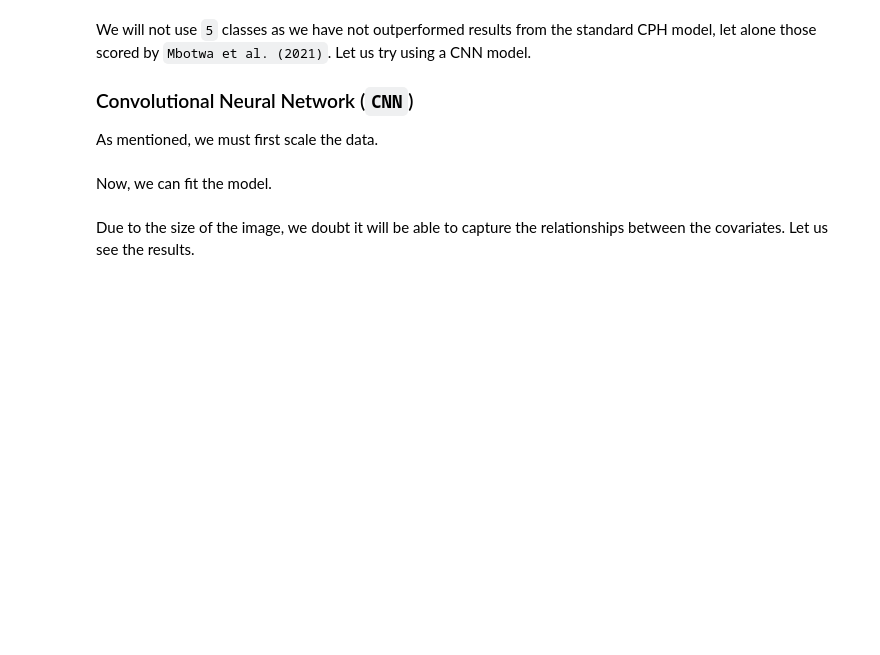
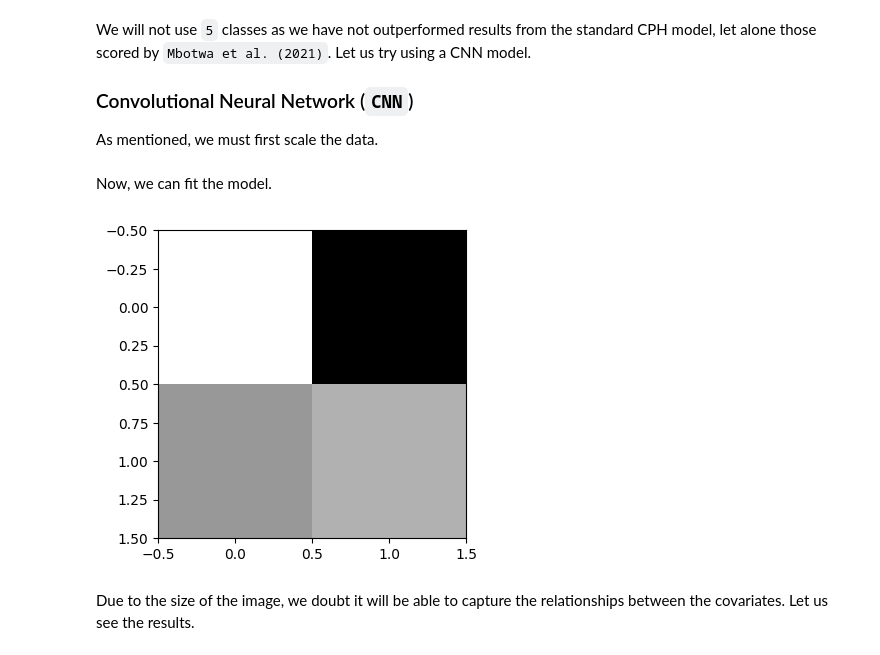
Before and after one commit to omariosc/survival-analysis, a Jupyter notebook: code.ipynb, the cells around one changed output. Drawn from its saved outputs; the diff is of its cells as text; code cells hidden in the pictures; blank space fills up the shorter version.

```diff
--- a/code.ipynb
+++ b/code.ipynb
@@ -1977,8 +2119,10 @@ chf_scaled[columns_to_scale] = scaler.fit_transform(chf_scaled[columns_to_scale]
 # %% [markdown]
 Now, we can fit the model.
 # %%
-chf_cnn = cnn(chf_scaled, 'StatusDeath', 'TimeDeath', 2, 2)
+chf_cnn = CNN(chf_scaled, 'StatusDeath', 'TimeDeath', 2, 2)
 chf_cnn.plot_image(0)
+# %% [output]
+[figure, added]
 # %% [markdown]
 Due to the size of the image, we doubt it will be able to capture the relationships between the covariates. Let us see the results.
 # %%
```
Also changed, not shown: parts of 45 cells of this notebook.
